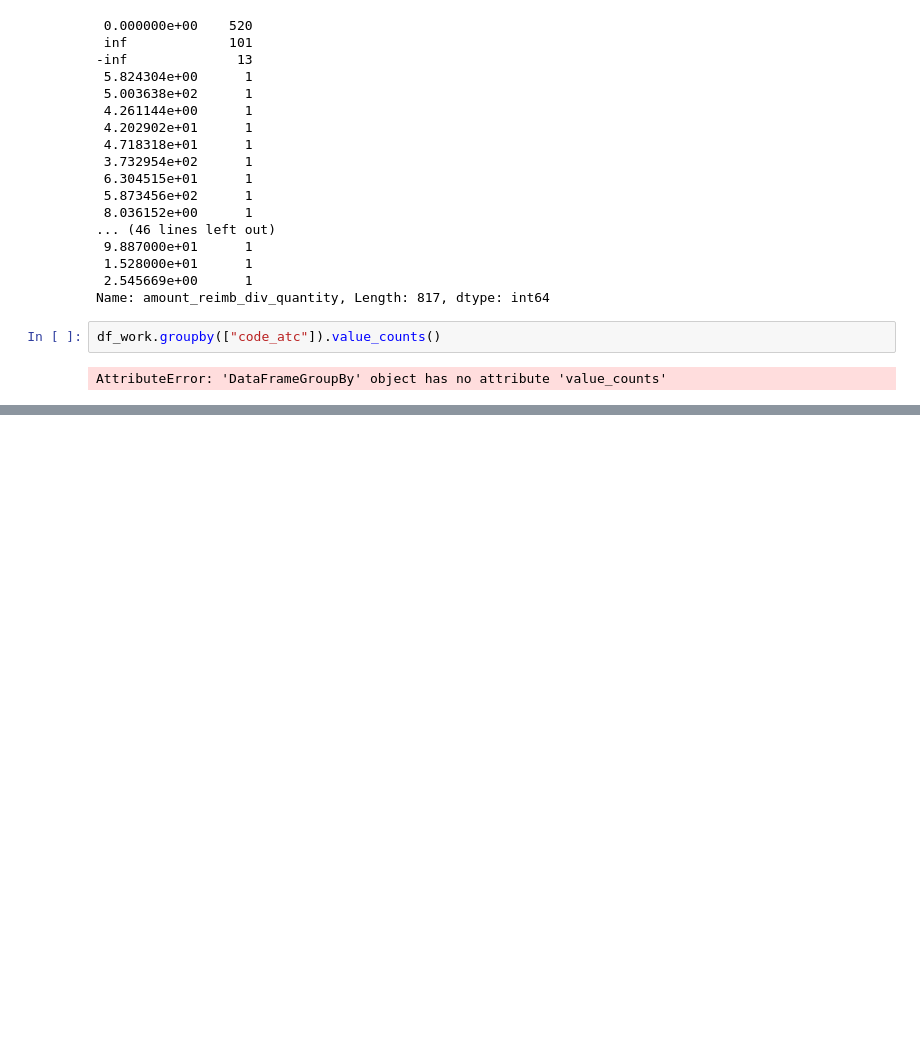
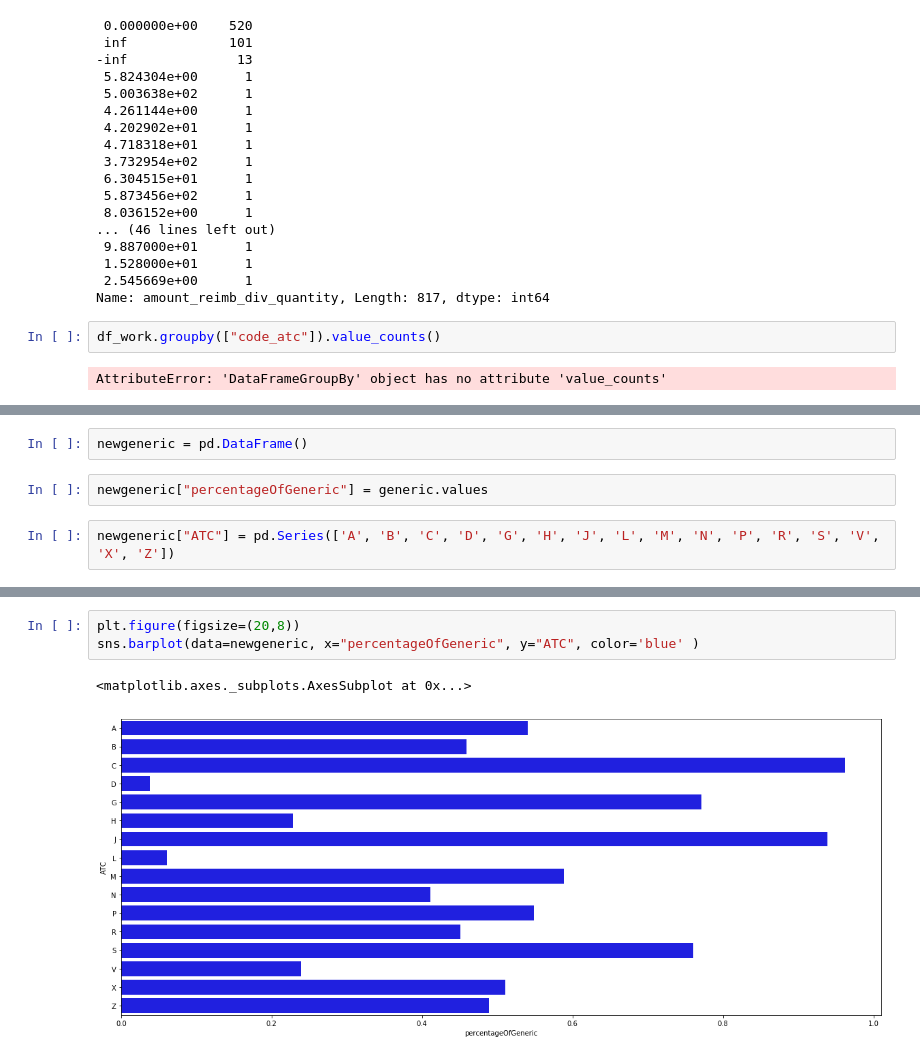
Before and after one commit to albert-kevin/DataforbetterHealth, a Jupyter notebook: code/brice_play_with_the_panda.ipynb, the cells around one changed output, grey strips where cells are left out. Drawn from its saved outputs; the diff is of its cells as text; blank space fills up the shorter version.

```diff
--- a/code/brice_play_with_the_panda.ipynb
+++ b/code/brice_play_with_the_panda.ipynb
@@ -252,0 +340,6 @@ AttributeError: 'DataFrameGroupBy' object has no attribute 'value_counts'
+# %%
+newgeneric = pd.DataFrame()
+# %%
+newgeneric["percentageOfGeneric"] = generic.values
+# %%
+newgeneric["ATC"] = pd.Series(['A', 'B', 'C', 'D', 'G', 'H', 'J', 'L', 'M', 'N', 'P', 'R', 'S', 'V', 'X', 'Z'])
@@ -252,0 +355,6 @@ AttributeError: 'DataFrameGroupBy' object has no attribute 'value_counts'
+# %%
+plt.figure(figsize=(20,8))
+sns.barplot(data=newgeneric, x="percentageOfGeneric", y="ATC", color='blue' )
+# %% [output]
+<matplotlib.axes._subplots.AxesSubplot at 0x...>
+[figure, added]
```
Also changed, not shown: parts of 18 cells of this notebook.
